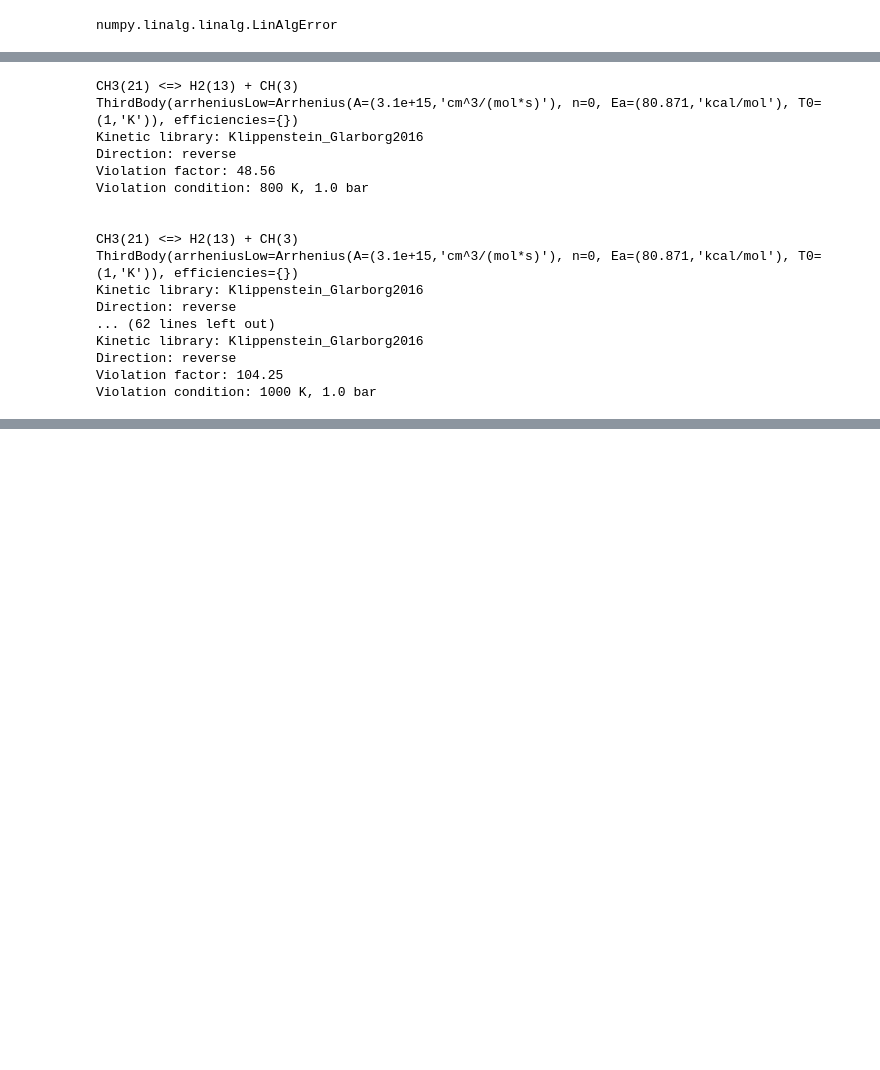
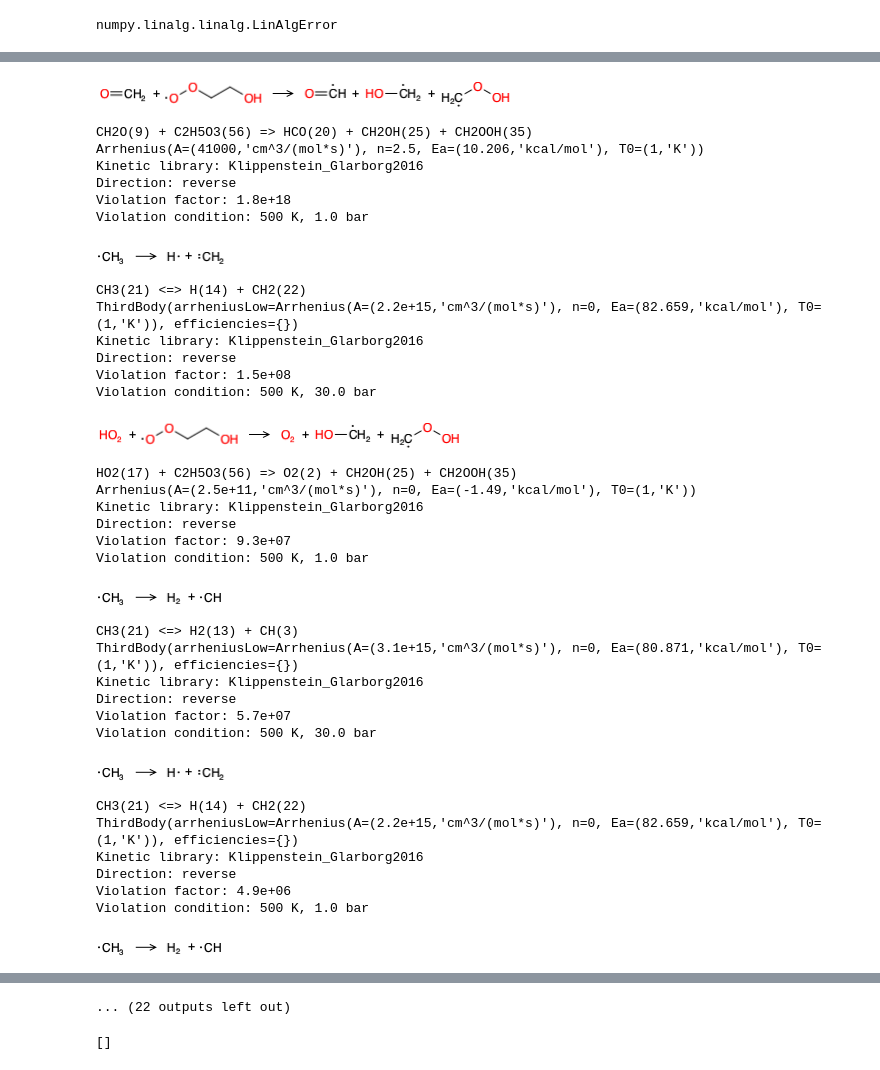
Before and after one commit to ajuluc/GTL, a Jupyter notebook: nc10/no_lowT/Collision_violators.ipynb, the cells around one changed output, grey strips where cells are left out. Cells and saved outputs as stored; diff of their text form; code cells hidden in the pictures; blank space fills up the shorter version.

```diff
--- a/nc10/no_lowT/Collision_violators.ipynb
+++ b/nc10/no_lowT/Collision_violators.ipynb
@@ -149,0 +138,6 @@ from rmgpy.rmg.pdep import PDepReaction
+# %%
+for violator in violators[:100]:
+    rxn_string = str(violator[0])
+    direction = {'forward':'=>','reverse':'<='}[violator[1]]
+    ratio = violator[2]
+    print(f"{rxn_string.replace('<=>',direction) :48s}  {ratio :.1g}")
@@ -150,43 +165,80 @@ from rmgpy.rmg.pdep import PDepReaction
 # %%
+families = Counter()
+templates = Counter()
+rate_rules = Counter()
+problem_species = Counter()
 for violator in violators:
     rxn_string = str(violator[0])
     kinetics = violator[0].kinetics
     comment = ''
     if isinstance(violator[0], TemplateReaction):
         comment = violator[0].kinetics.comment
         violator[0].kinetics.comment = ''  # the comment is printed better when outside of the object
     if isinstance(violator[0], LibraryReaction):
         comment = 'Kinetic library: {0}'.format(violator[0].library)
     if isinstance(violator[0], PDepReaction):
         comment = 'Network #{0}'.format(violator[0].network)
     direction = violator[1]
     ratio = violator[2]
     condition = violator[3]
 
+    problem_species.update(violator[0].reactants)
+    problem_species.update(violator[0].products)
+
+    m = re.search('family: (.*)', comment)
+    if m:
+        families[m.group(1)] += 1
+    n = re.search('rate rule (.*)', comment)
+    if n:
+        rate_rules[m.group(1) + n.group(1)] += 1
+    n = re.search('using template (\S+)', comment)
+    if n:
+        templates[m.group(1) + n.group(1)] += 1
+
     if ratio < 5:
         continue # only print the big ones!
 
-    print('{0}\n{1}\n{2}\nDirection: {3}\nViolation factor: {4:.2f}\n'
+    display(violator[0])
+    print('{0}\n{1}\n{2}\nDirection: {3}\nViolation factor: {4:.2g}\n'
                       'Violation condition: {5}\n\n'.format(rxn_string, kinetics, comment, direction,
                                                             ratio, condition))
     if isinstance(violator[0], TemplateReaction):
         # although this is the end of the run, restore the original comment
         violator[0].kinetics.comment = comment
 # %% [output]
+[figure, added]
-CH3(21) <=> H2(13) + CH(3)
-ThirdBody(arrheniusLow=Arrhenius(A=(3.1e+15,'cm^3/(mol*s)'), n=0, Ea=(80.871,'kcal/mol'), T0=(1,'K')), efficiencies={})
+CH2O(9) + C2H5O3(56) => HCO(20) + CH2OH(25) + CH2OOH(35)
+Arrhenius(A=(41000,'cm^3/(mol*s)'), n=2.5, Ea=(10.206,'kcal/mol'), T0=(1,'K'))
 Kinetic library: Klippenstein_Glarborg2016
 Direction: reverse
-Violation factor: 48.56
-Violation condition: 800 K, 1.0 bar
-
-
-CH3(21) <=> H2(13) + CH(3)
-ThirdBody(arrheniusLow=Arrhenius(A=(3.1e+15,'cm^3/(mol*s)'), n=0, Ea=(80.871,'kcal/mol'), T0=(1,'K')), efficiencies={})
-Kinetic library: Klippenstein_Glarborg2016
-Direction: reverse
-... (62 lines left out)
-Kinetic library: Klippenstein_Glarborg2016
-Direction: reverse
-Violation factor: 104.25
-Violation condition: 1000 K, 1.0 bar
+Violation factor: 1.8e+18
+Violation condition: 500 K, 1.0 bar
+[figure, added]
+CH3(21) <=> H(14) + CH2(22)
+ThirdBody(arrheniusLow=Arrhenius(A=(2.2e+15,'cm^3/(mol*s)'), n=0, Ea=(82.659,'kcal/mol'), T0=(1,'K')), efficiencies={})
+Kinetic library: Klippenstein_Glarborg2016
+Direction: reverse
+Violation factor: 1.5e+08
+Violation condition: 500 K, 30.0 bar
+[figure, added]
+HO2(17) + C2H5O3(56) => O2(2) + CH2OH(25) + CH2OOH(35)
+Arrhenius(A=(2.5e+11,'cm^3/(mol*s)'), n=0, Ea=(-1.49,'kcal/mol'), T0=(1,'K'))
+Kinetic library: Klippenstein_Glarborg2016
+Direction: reverse
+Violation factor: 9.3e+07
+Violation condition: 500 K, 1.0 bar
+[figure, added]
+CH3(21) <=> H2(13) + CH(3)
+ThirdBody(arrheniusLow=Arrhenius(A=(3.1e+15,'cm^3/(mol*s)'), n=0, Ea=(80.871,'kcal/mol'), T0=(1,'K')), efficiencies={})
+Kinetic library: Klippenstein_Glarborg2016
+Direction: reverse
+Violation factor: 5.7e+07
+Violation condition: 500 K, 30.0 bar
+[figure, added]
+CH3(21) <=> H(14) + CH2(22)
+ThirdBody(arrheniusLow=Arrhenius(A=(2.2e+15,'cm^3/(mol*s)'), n=0, Ea=(82.659,'kcal/mol'), T0=(1,'K')), efficiencies={})
+Kinetic library: Klippenstein_Glarborg2016
+Direction: reverse
+Violation factor: 4.9e+06
+Violation condition: 500 K, 1.0 bar
+[figure, added]
@@ -192,0 +251,5 @@ Violation condition: 1000 K, 1.0 bar
+... (22 outputs left out)
+# %%
+families.most_common(10)
+# %% [output]
+[]
```
Also changed, not shown: parts of 19 cells of this notebook.
